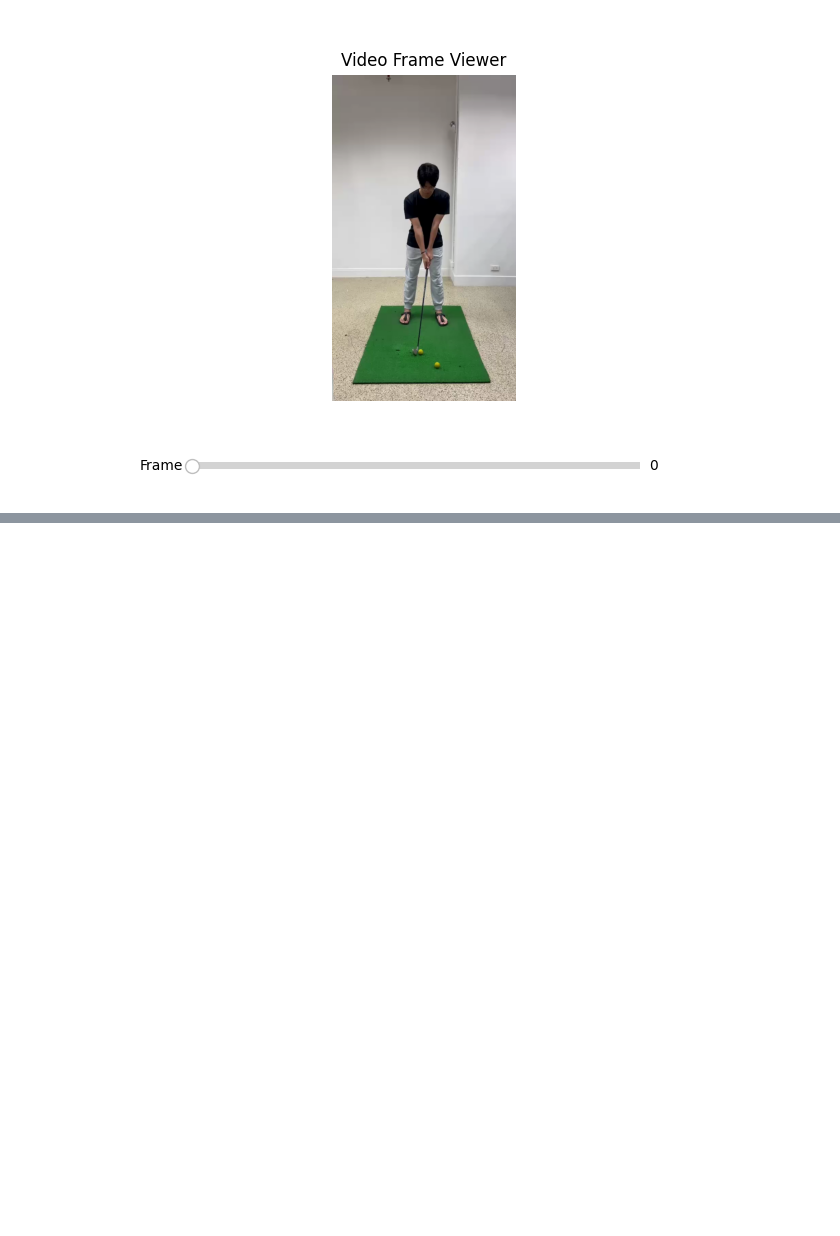
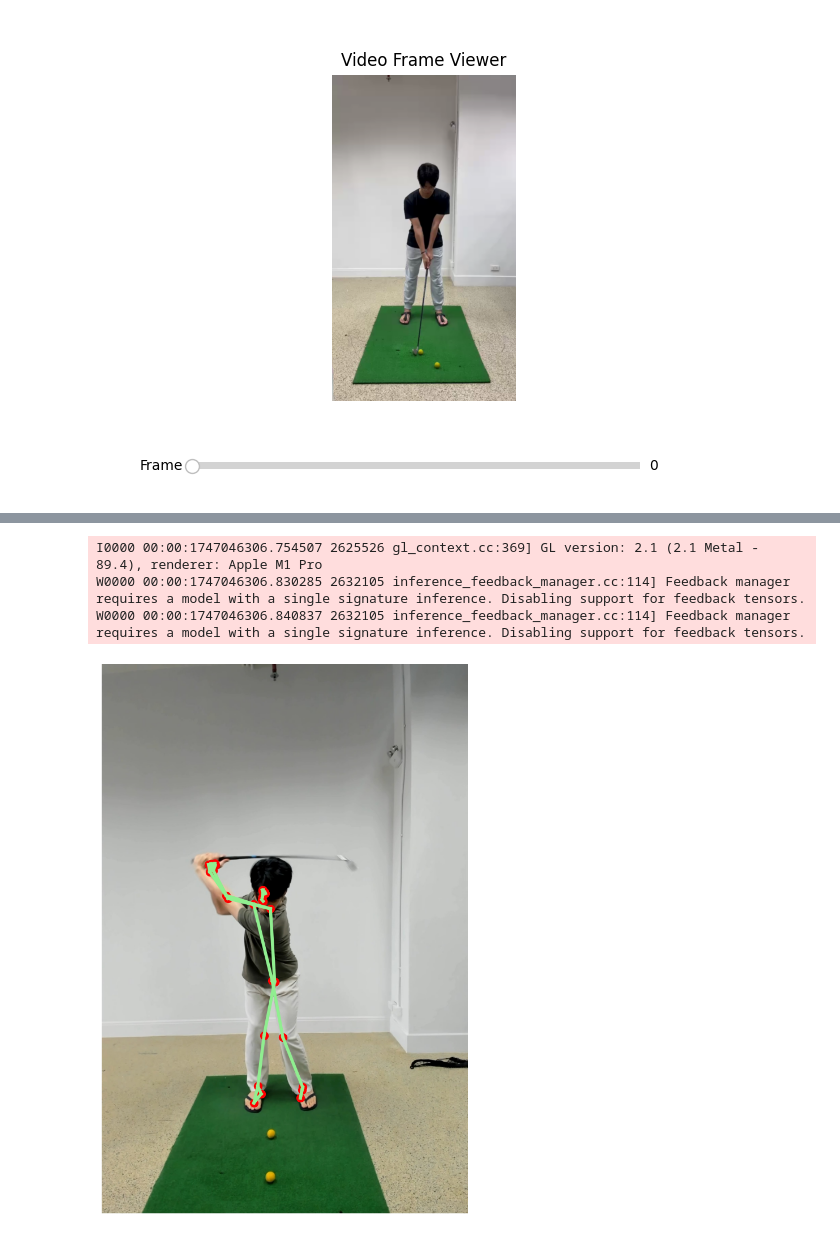
Before and after one commit to suppakitjom/Senior-Project-CV-Golf-Analysis, a Jupyter notebook: plots.ipynb, the cells around one changed output, grey strips where cells are left out. Drawn from its saved outputs; the diff is of its cells as text; code cells hidden in the pictures; blank space fills up the shorter version.

```diff
--- a/plots.ipynb
+++ b/plots.ipynb
@@ -301,0 +236,75 @@ plt.show()
+# %%
+import cv2
+import mediapipe as mp
+from mediapipe.tasks import python
+from mediapipe.tasks.python import vision
+
+import matplotlib.pyplot as plt
+
+# Initialize MediaPipe Pose Landmarker
+BaseOptions = mp.tasks.BaseOptions
+PoseLandmarker = mp.tasks.vision.PoseLandmarker
+PoseLandmarkerOptions = mp.tasks.vision.PoseLandmarkerOptions
+VisionRunningMode = mp.tasks.vision.RunningMode
+
+# Create pose landmarker options
+options = PoseLandmarkerOptions(
+    base_options=BaseOptions(model_asset_path='./pose_landmarker_lite.task'),
+    running_mode=VisionRunningMode.IMAGE,
+    num_poses=1,
+    min_pose_detection_confidence=0.5,
+    min_pose_presence_confidence=0.5,
+    min_tracking_confidence=0.5
+)
+
+# Load image
+image_path = "image.jpeg"  # Change this to your image path
+image = cv2.imread(image_path)
+if image is None:
+    raise FileNotFoundError(f"Cannot open image file: {image_path}")
+image_rgb = cv2.cvtColor(image, cv2.COLOR_BGR2RGB)
+
+# Create pose landmarker and detect landmarks
+with PoseLandmarker.create_from_options(options) as landmarker:
+    mp_image = mp.Image(image_format=mp.ImageFormat.SRGB, data=image_rgb)
+    detection_result = landmarker.detect(mp_image)
+
+# Plot the image with landmarks
+plt.figure(figsize=(10, 10))
+plt.imshow(image_rgb)
+
+# Draw landmarks
+if detection_result.pose_landmarks:
+    landmarks = detection_result.pose_landmarks[0]
+
+    # Plot landmarks
+    for landmark in landmarks:
+        plt.plot(landmark.x * image_rgb.shape[1],
+                 landmark.y * image_rgb.shape[0],
+                 color='red', marker='o', linestyle='', markersize=10)
+
+    # Draw connections
+    connections = mp.solutions.pose.POSE_CONNECTIONS
+    for connection in connections:
+        start_idx = connection[0]
+        end_idx = connection[1]
+
+        if (start_idx < len(landmarks) and end_idx < len(landmarks)):
+            start_point = landmarks[start_idx]
+            end_point = landmarks[end_idx]
+
+            plt.plot(
+                [start_point.x * image_rgb.shape[1], end_point.x * image_rgb.shape[1]],
+                [start_point.y * image_rgb.shape[0], end_point.y * image_rgb.shape[0]],
+                color='lightgreen', linewidth=4
+            )
+
+# plt.title("MediaPipe Pose Landmarks")
+plt.axis('off')
+plt.tight_layout()
+plt.show()
+# %% [output]
+I0000 00:00:1747046306.754507 2625526 gl_context.cc:369] GL version: 2.1 (2.1 Metal - 89.4), renderer: Apple M1 Pro
+W0000 00:00:1747046306.830285 2632105 inference_feedback_manager.cc:114] Feedback manager requires a model with a single signature inference. Disabling support for feedback tensors.
+W0000 00:00:1747046306.840837 2632105 inference_feedback_manager.cc:114] Feedback manager requires a model with a single signature inference. Disabling support for feedback tensors.
+[figure, added]
```
Also changed, not shown: parts of 2 cells of this notebook, 17 other files.
